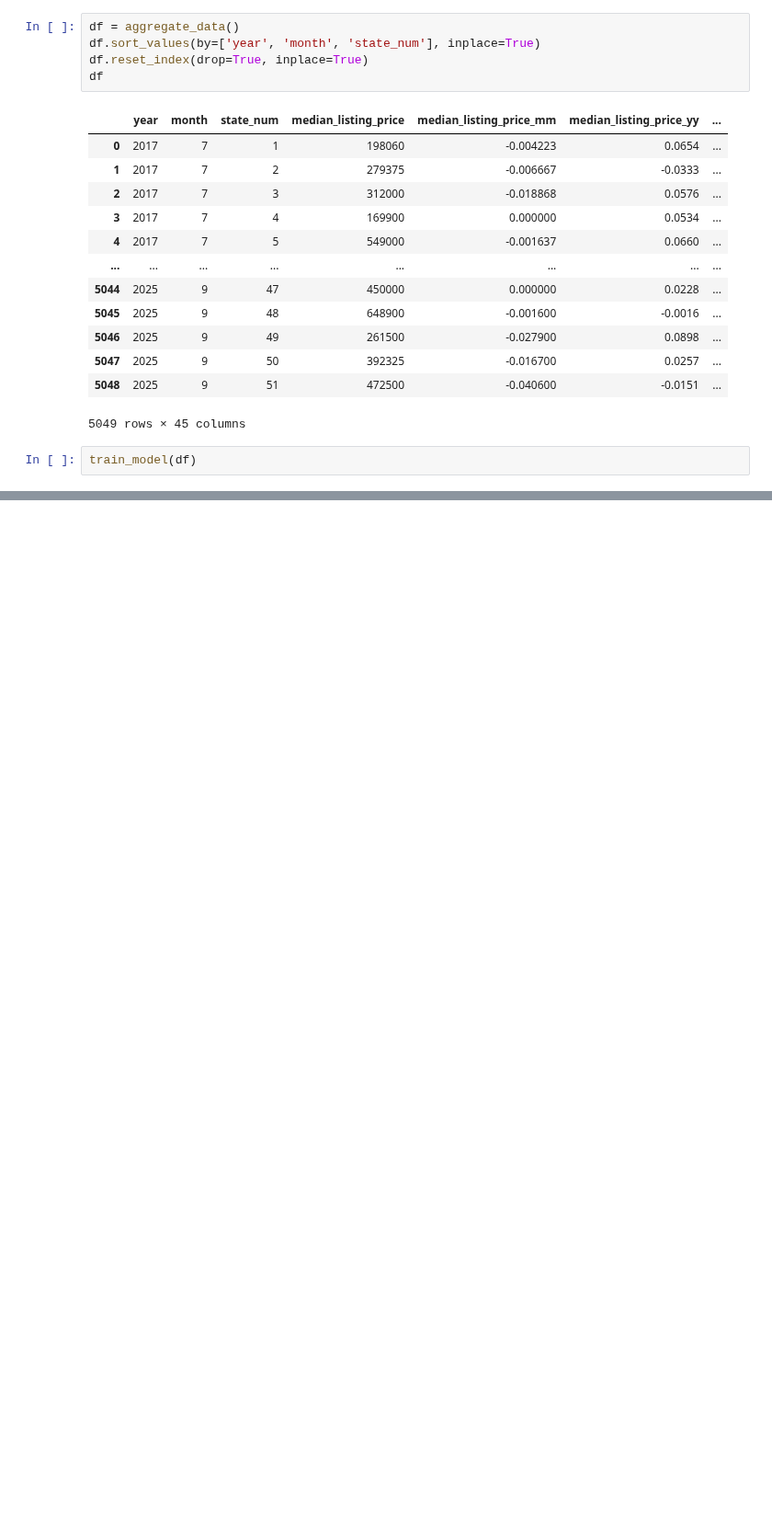
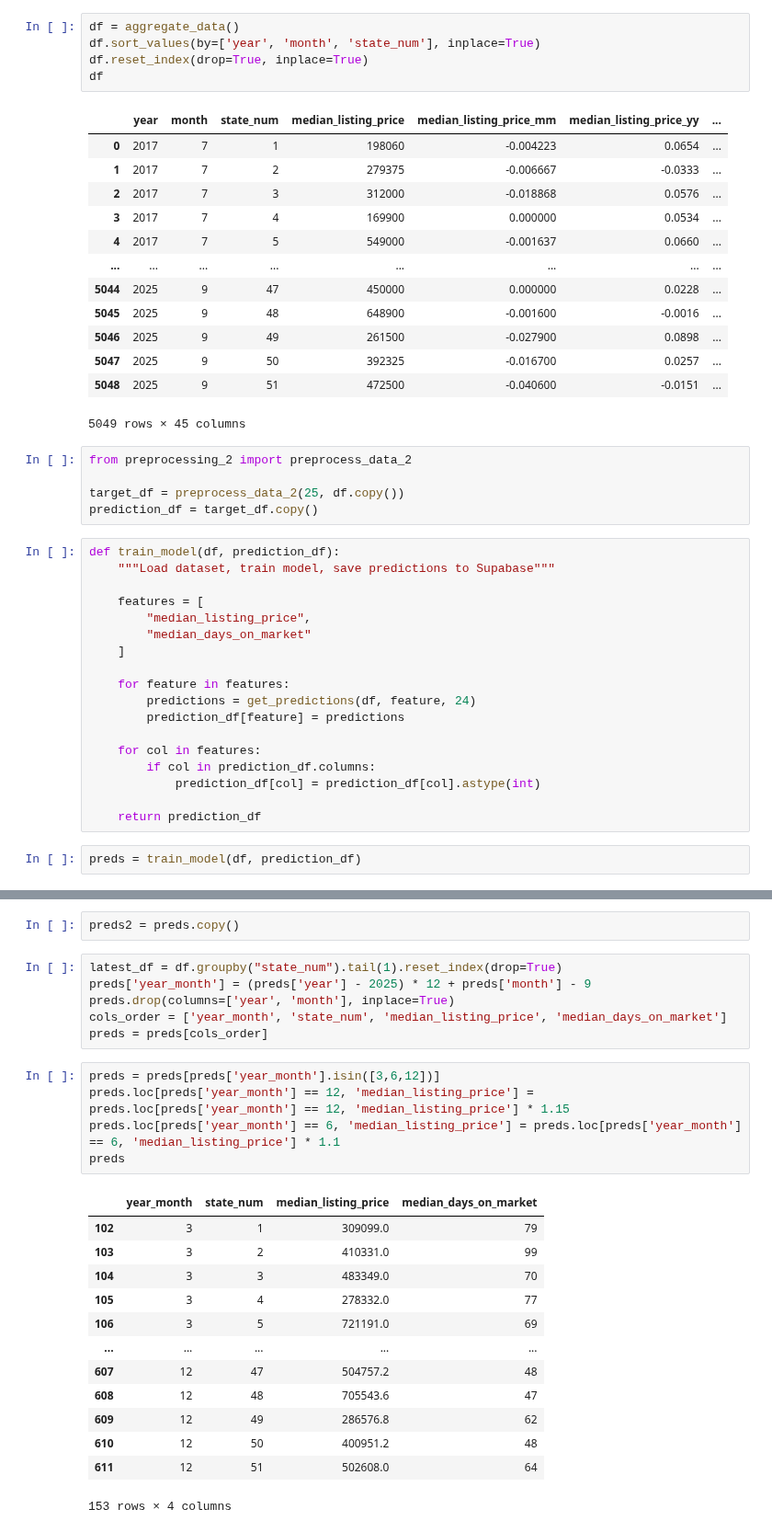
Before and after one commit to Real-Estate-Insight-Platform-Project/AI-ML-Services, a Jupyter notebook: ETL/dags/temp.ipynb, the cells around one changed output, grey strips where cells are left out. Shown at 92% size. Drawn from its saved outputs; the diff is of its cells as text; blank space fills up the shorter version.

```diff
--- a/ETL/dags/temp.ipynb
+++ b/ETL/dags/temp.ipynb
@@ -51,8 +51,31 @@ df
 | 5047 | 2025 | 9 | 50 | 392325 | -0.016700 | 0.0257 | ... |
 | 5048 | 2025 | 9 | 51 | 472500 | -0.040600 | -0.0151 | ... |
 5049 rows × 45 columns
+# %%
+from preprocessing_2 import preprocess_data_2
+
+target_df = preprocess_data_2(25, df.copy())
+prediction_df = target_df.copy()
+# %%
+def train_model(df, prediction_df):
+    """Load dataset, train model, save predictions to Supabase"""
+
+    features = [
+        "median_listing_price",
+        "median_days_on_market"
+    ]
+
+    for feature in features:
+        predictions = get_predictions(df, feature, 24)
+        prediction_df[feature] = predictions
+
+    for col in features:
+        if col in prediction_df.columns:
+            prediction_df[col] = prediction_df[col].astype(int)
+
+    return prediction_df
 # %%
-train_model(df)
+preds = train_model(df, prediction_df)
 # %% [output]
 Initial memory: 1.80 MB
 Final memory: 1.20 MB
@@ -221,0 +97,27 @@ HPU available: False, using: 0 HPUs
+# %%
+preds2 = preds.copy()
+# %%
+latest_df = df.groupby("state_num").tail(1).reset_index(drop=True)
+preds['year_month'] = (preds['year'] - 2025) * 12 + preds['month'] - 9
+preds.drop(columns=['year', 'month'], inplace=True)
+cols_order = ['year_month', 'state_num', 'median_listing_price', 'median_days_on_market']
+preds = preds[cols_order]
+# %%
+preds = preds[preds['year_month'].isin([3,6,12])]
+preds.loc[preds['year_month'] == 12, 'median_listing_price'] = preds.loc[preds['year_month'] == 12, 'median_listing_price'] * 1.15
+preds.loc[preds['year_month'] == 6, 'median_listing_price'] = preds.loc[preds['year_month'] == 6, 'median_listing_price'] * 1.1
+preds
+# %% [output]
+|  | year_month | state_num | median_listing_price | median_days_on_market |
+| 102 | 3 | 1 | 309099.0 | 79 |
+| 103 | 3 | 2 | 410331.0 | 99 |
+| 104 | 3 | 3 | 483349.0 | 70 |
+| 105 | 3 | 4 | 278332.0 | 77 |
+| 106 | 3 | 5 | 721191.0 | 69 |
+| ... | ... | ... | ... | ... |
+| 607 | 12 | 47 | 504757.2 | 48 |
+| 608 | 12 | 48 | 705543.6 | 47 |
+| 609 | 12 | 49 | 286576.8 | 62 |
+| 610 | 12 | 50 | 400951.2 | 48 |
+| 611 | 12 | 51 | 502608.0 | 64 |
+153 rows × 4 columns
```
Also changed, not shown: parts of 6 cells of this notebook, 4 other files.
